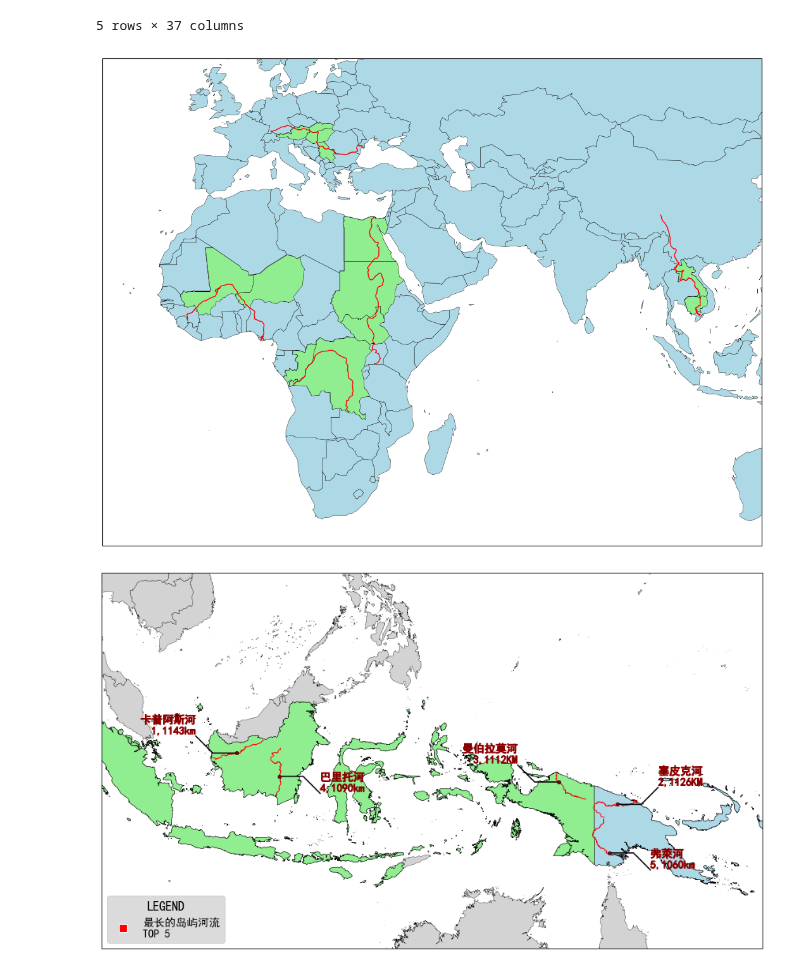
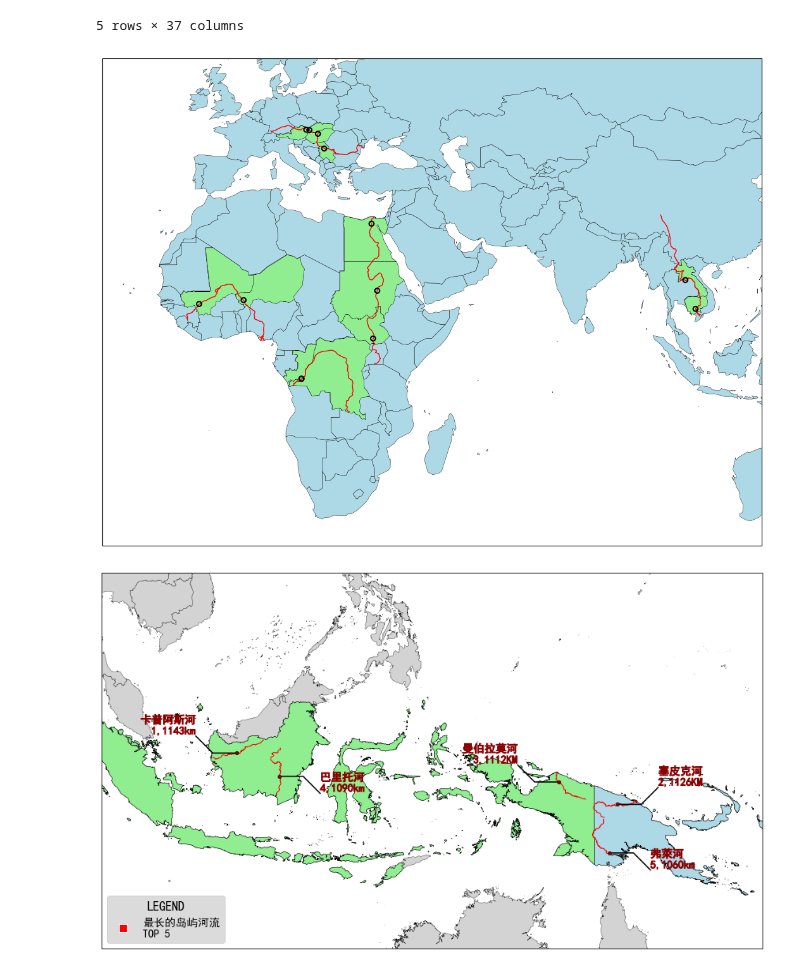
Before and after one commit to gestepoa/pythonmap, a Jupyter notebook: map_natrual.ipynb, the cells around one changed output. Cells and saved outputs as stored; diff of their text form; code cells hidden in the pictures.

```diff
--- a/map_natrual.ipynb
+++ b/map_natrual.ipynb
@@ -22,46 +22,60 @@ import geopandas as gpd
 import matplotlib.pyplot as plt
 import cartopy.crs as ccrs
 
-# 读取地图数据
+# 读取数据
 world = gpd.read_file('./worldmap4/world.json')
 world = world.to_crs(ccrs.PlateCarree())
-
 rivers = gpd.read_file('./river/ne_50m_rivers_lake_centerlines.shp')
 rivers = rivers.to_crs(ccrs.PlateCarree())
 
 
 countries_to_fill = ['柬埔寨', '老挝', '刚果（金）', '刚果（布）', '马里', '尼日尔', '埃及', '苏丹', '南苏丹', '奥地利', '匈牙利', '塞尔维亚', '斯洛伐克']
 rivers_to_fill = ['Nile', 'White Nile', 'Damietta Branch', 'Mekong', 'Lualaba', 'Congo', 'Danube', 'Sfântu Gheorghe branch', 'Niger']
+lat1, lon1 = 17.96232562580174, 102.61118194031367   # 万象
+lat2, lon2 = 11.557384130754683, 104.92773994940228   # 金边
+lat3, lon3 = 30.046440937603307, 31.235117558539653   # 开罗
+lat4, lon4 = 15.600067138432657, 32.529402767155034   # 喀土穆
+lat5, lon5 = 4.854133127611956, 31.582505970121243   # 朱巴
+lat6, lon6 = -4.303620336484073, 15.31254804749304   # 金沙萨
+lat7, lon7 = -4.271532257282476, 15.277094297066055   # 布拉柴维尔
+lat8, lon8 = 12.648269458834022, -7.996869335873068   # 巴马科
+lat9, lon9 = 13.511233652392134, 2.125040884212267   # 尼亚美
+lat10, lon10 = 48.223546608523755, 16.382827282546447   # 维也纳
+lat11, lon11 = 48.14774427219382, 17.110161701671508   # 布拉迪斯拉发
+lat12, lon12 = 47.498487991715976, 19.040593166560612   # 布达佩斯
+lat13, lon13 = 44.81879553526021, 20.460454417360314   # 贝尔格莱德
 
-# 创建绘图对象
+
+
 fig, ax = plt.subplots(1, 1, figsize=(15, 10), subplot_kw={'projection': ccrs.Miller()})
-
-# 绘制世界地图
 world.plot(ax=ax, color='lightblue', edgecolor='black', linewidth=0.3, transform=ccrs.PlateCarree())
-
 
 for country in countries_to_fill:
     country_data = world[world['name'] == country]
     if not country_data.empty:
         country_data.plot(ax=ax, color='lightgreen', edgecolor='black', linewidth=0.3, transform=ccrs.PlateCarree())
 
 for river in rivers_to_fill:
     river_data = rivers[rivers['name_en'] == river]
     if not river_data.empty:
         river_data.plot(ax=ax, color='red', linewidth=1, transform=ccrs.PlateCarree())
 
+lonList = [lon1, lon2, lon3, lon4, lon5, lon6, lon7, lon8, lon9, lon10, lon11, lon12, lon13]
+latList = [lat1, lat2, lat3, lat4, lat5, lat6, lat7, lat8, lat9, lat10, lat11, lat12, lat13]
+ax.scatter(lonList, latList, edgecolor='black', facecolor='none', marker='o', s=30, linewidths=1.5, zorder=5, transform=ccrs.PlateCarree())
+
 
 # 设置横纵坐标刻度不可见
 ax.tick_params(axis='both', which='both', length=0, labelsize=0)
 
 # 设置地图显示范围
 ax.set_extent([120, -30, -40, 60], crs=ccrs.PlateCarree())
 
 # 保存图像并显示
 plt.savefig('output1.png', dpi=300, bbox_inches='tight')
 plt.show()
 # %% [output]
-[figure, old version]
+[figure, new version]
 # %%
 # 岛上的河流
 
```
Also changed, not shown: 2 other files.
